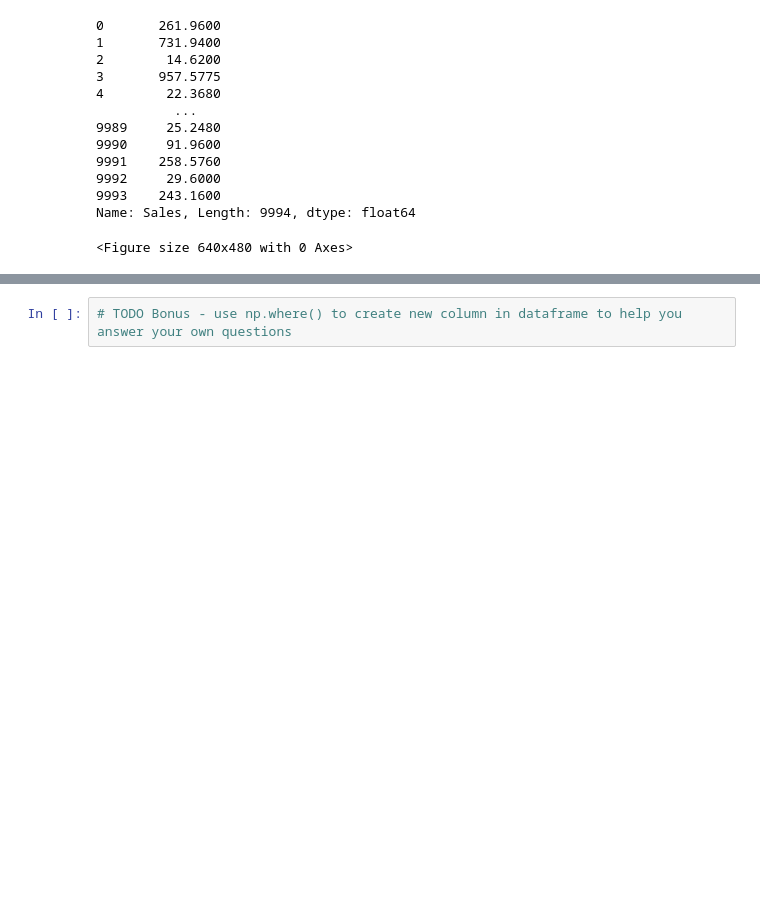
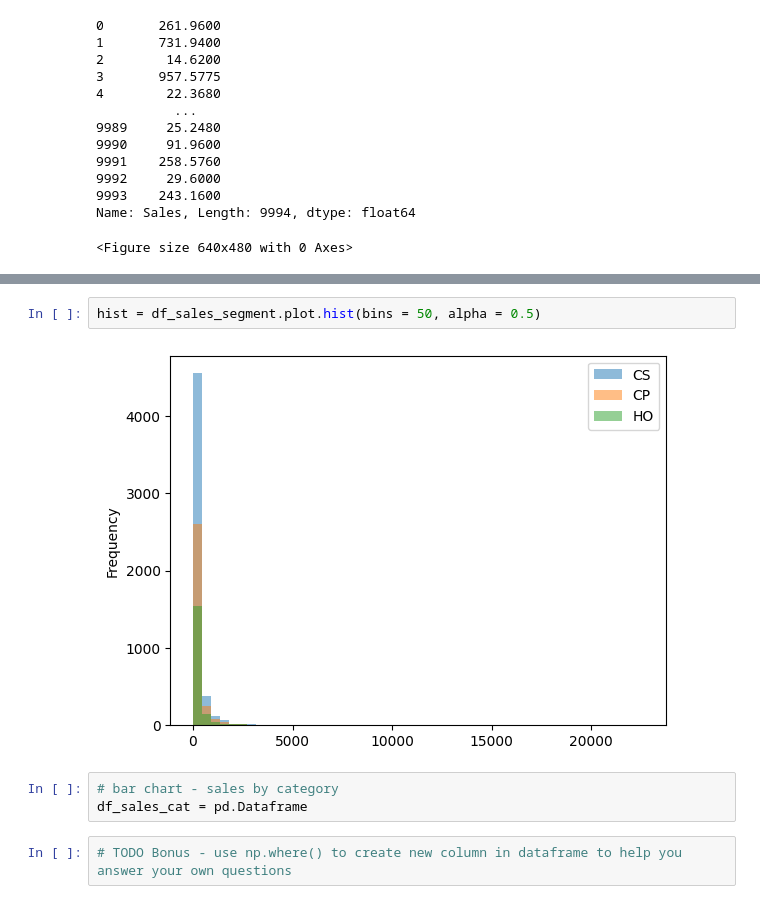
Before and after one commit to gamegtboyz/dtrk_python, a Jupyter notebook: pandas_project/finalproject_analyzingsalesdata.ipynb, the cells around one changed output, grey strips where cells are left out. Drawn from its saved outputs; the diff is of its cells as text; blank space fills up the shorter version.

Commit message:
update chart plotting

```diff
--- a/pandas_project/finalproject_analyzingsalesdata.ipynb
+++ b/pandas_project/finalproject_analyzingsalesdata.ipynb
@@ -305,2 +285,9 @@ df[df.Segment == "Consumer"]
+# %%
+hist = df_sales_segment.plot.hist(bins = 50, alpha = 0.5)
+# %% [output]
+[figure, added]
+# %%
+# bar chart - sales by category
+df_sales_cat = pd.Dataframe
 # %%
 # TODO Bonus - use np.where() to create new column in dataframe to help you answer your own questions
```
Also changed, not shown: parts of 4 cells of this notebook.
